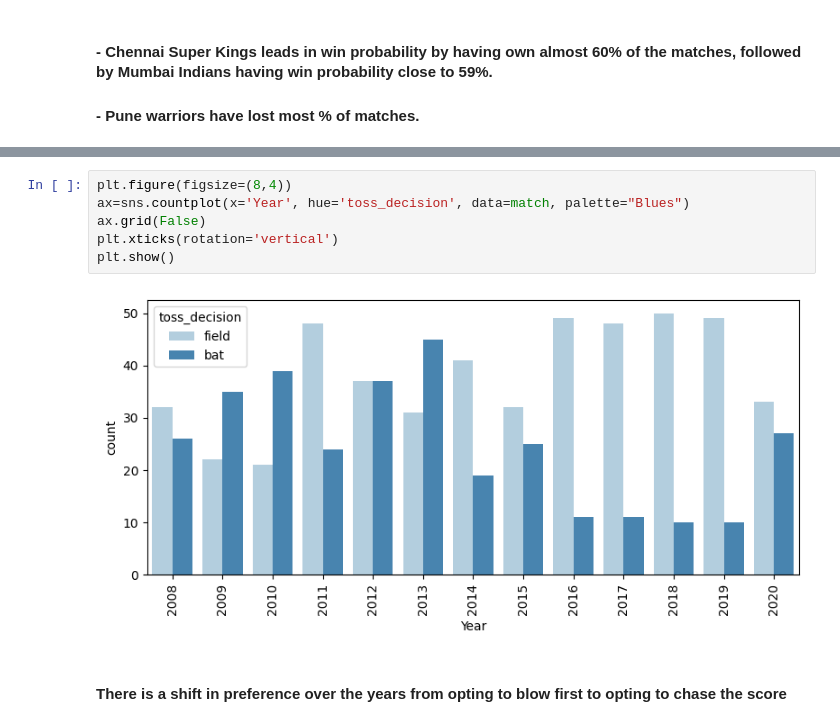
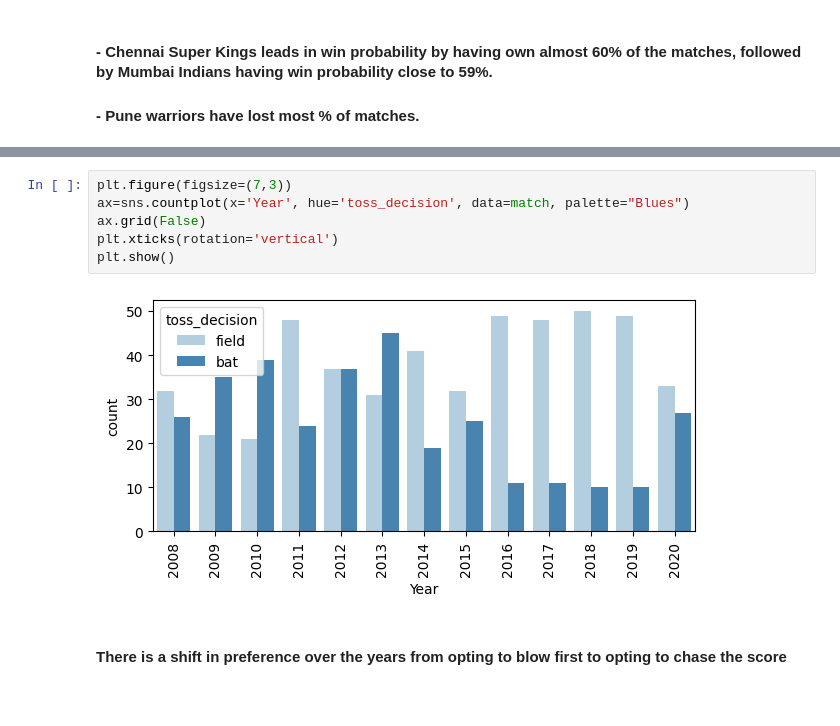
Before and after one commit to varshithvn2/Python, a Jupyter notebook: EDA-IPL.ipynb, the cells around one changed output, grey strips where cells are left out. Saved outputs shown, nothing was run; the diff lists cells and outputs as text; blank space fills up the shorter version.

```diff
--- a/EDA-IPL.ipynb
+++ b/EDA-IPL.ipynb
@@ -224,11 +180,11 @@ plt.show()
 # %%
-plt.figure(figsize=(8,4))
+plt.figure(figsize=(7,3))
 ax=sns.countplot(x='Year', hue='toss_decision', data=match, palette="Blues")
 ax.grid(False)
 plt.xticks(rotation='vertical')
 plt.show()
 # %% [output]
-[figure, old version]
+[figure, new version]
 # %% [markdown]
 #### There is a shift in preference over the years from opting to blow first to opting to chase the score
 # %%
```
Also changed, not shown: parts of 16 cells of this notebook.
